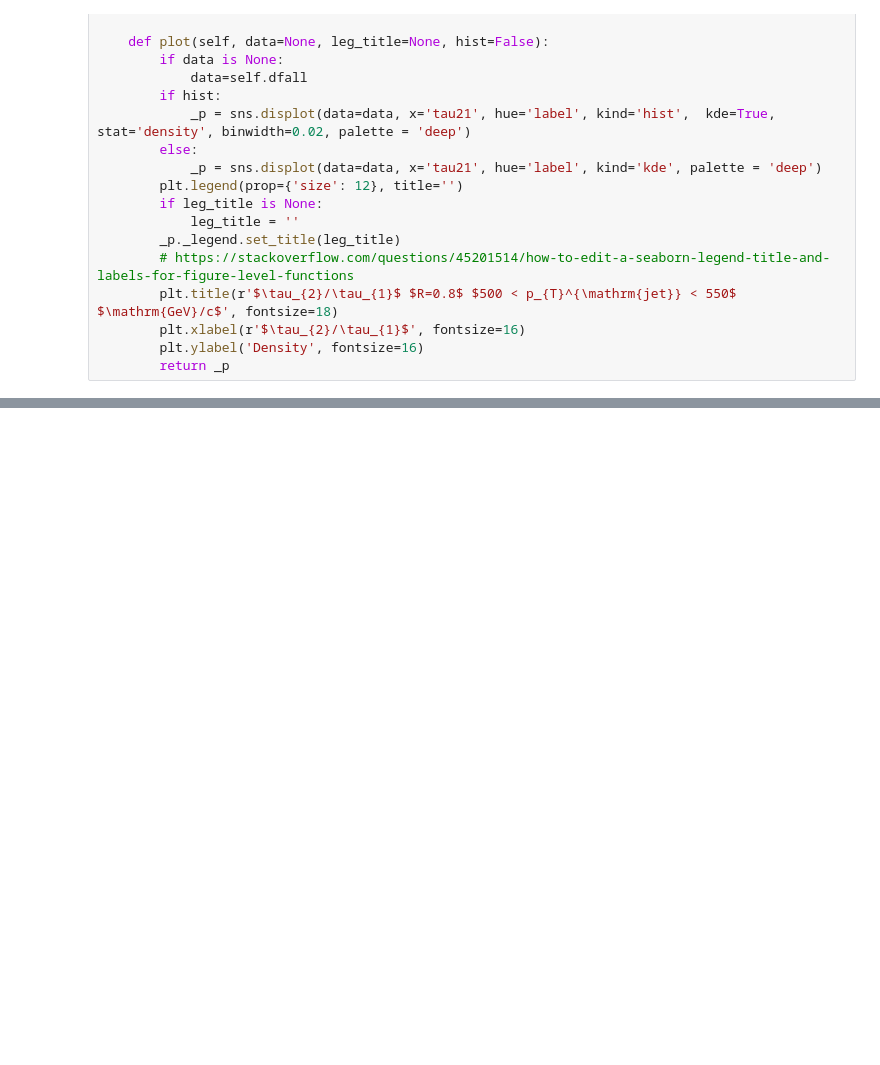
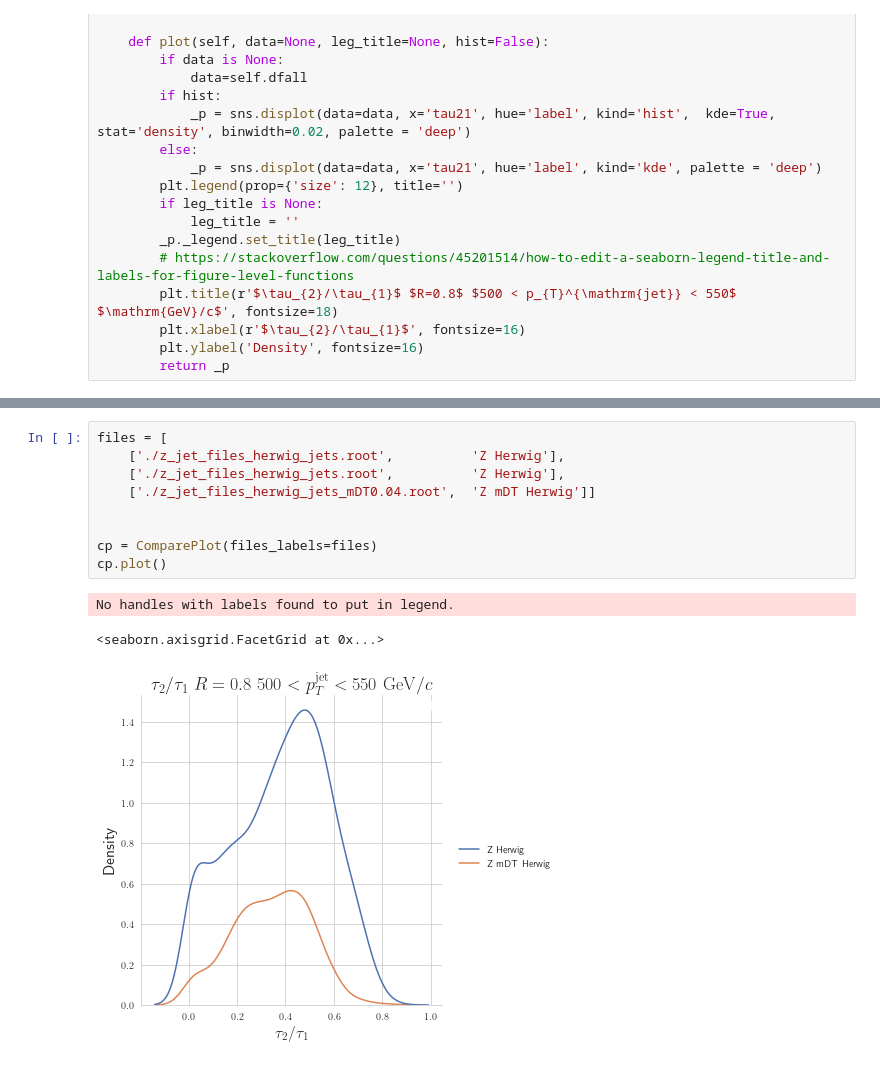
Before and after one commit to matplo/pyjetty, a Jupyter notebook: pyjetty/sandbox/qorg/compare_tau21.ipynb, the cells around one changed output, grey strips where cells are left out. Drawn from its saved outputs; the diff is of its cells as text; blank space fills up the shorter version.

```diff
--- a/pyjetty/sandbox/qorg/compare_tau21.ipynb
+++ b/pyjetty/sandbox/qorg/compare_tau21.ipynb
@@ -103,0 +124,13 @@ No artists with labels found to put in legend.  Note that artists whose label st
+# %%
+files = [
+    ['./z_jet_files_herwig_jets.root', 	        'Z Herwig'],
+    ['./z_jet_files_herwig_jets.root', 	        'Z Herwig'],
+	['./z_jet_files_herwig_jets_mDT0.04.root', 	'Z mDT Herwig']]
+
+
+cp = ComparePlot(files_labels=files)
+cp.plot()
+# %% [output]
+No handles with labels found to put in legend.
+<seaborn.axisgrid.FacetGrid at 0x...>
+[figure, added]
```
Also changed, not shown: parts of 4 cells of this notebook, 12 other files.
